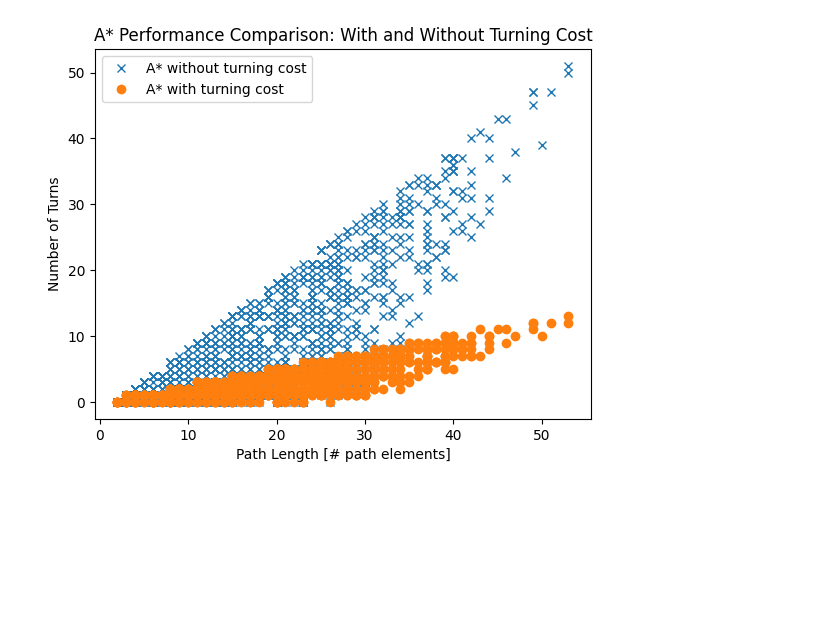
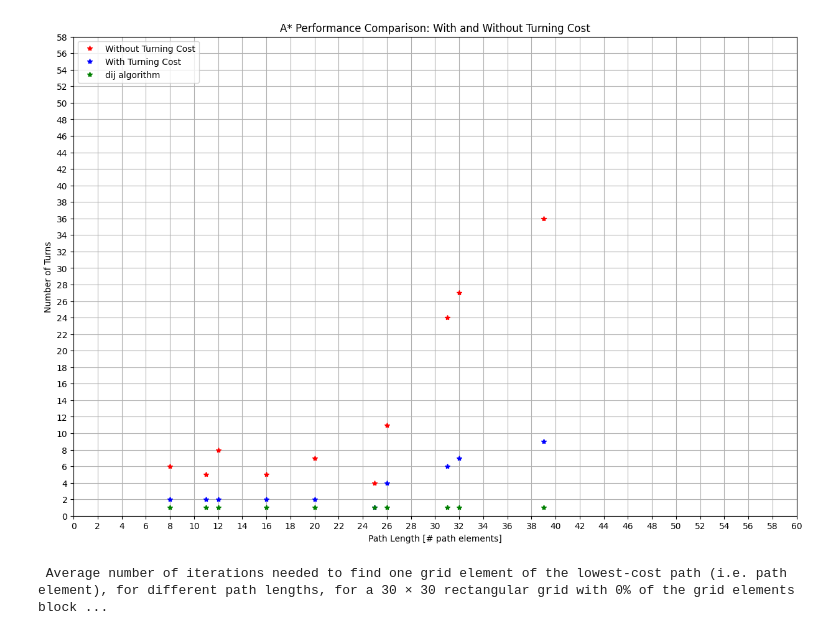
Before and after one commit to HuynhMaiThienAn/Improved-A-star-Research, a Jupyter notebook: A_Star_Algorithm.ipynb, the cells around one changed output. Drawn from its saved outputs; the diff is of its cells as text; code cells hidden in the pictures; blank space fills up the shorter version.

```diff
--- a/A_Star_Algorithm.ipynb
+++ b/A_Star_Algorithm.ipynb
@@ -22,5 +27,5 @@ class Node ():
 # note: down: x positive, right: y positive
 # global variable
 
-iteration_count = 0
+operations_count = 0
 # %%
@@ -288,17 +336,0 @@ Data saved to 'points.csv'
-# %%
-# Plotting the line chart
-plt.plot(length, no_turning_cost, 'x', label='A* without turning cost')  # Red line with 'x' markers
-plt.plot(length, turning_cost, 'o', label='A* with turning cost')   # Blue line with 'o' markers
-
-# Adding labels and title
-plt.xlabel('Path Length [# path elements]')
-plt.ylabel('Number of Turns')
-plt.title('A* Performance Comparison: With and Without Turning Cost')
-
-# Show legend to differentiate the lines
-plt.legend()
-
-# Display the plot
-plt.show()
-# %% [output]
-[figure, removed]
@@ -398,0 +337,46 @@ def astar_hex(maze, start, end, turning): # 0: no turning cost, 1: turning cost
+# %%
+import matplotlib.pyplot as plt
+
+# Collecting the x and y values from avg_result
+x_vals = [result[0] for result in avg_result]
+y_vals_no_turn = [result[1] for result in avg_result]
+
+y_vals_with_turn = [result[2] for result in avg_result]
+y_dij = [result[3] for result in avg_result]
+# Create a new figure with a rectangular shape
+plt.figure(figsize=(15, 10))  # Adjust width and height for rectangular plot
+
+# Plot the red line for 'Without Turning Cost'
+plt.plot(x_vals, y_vals_no_turn, 'r*', label='Without Turning Cost')  # Red '*' markers
+
+# Plot the blue line for 'With Turning Cost'
+plt.plot(x_vals, y_vals_with_turn, 'b*', label='With Turning Cost')   # Blue '*' markers
+
+plt.plot(x_vals, y_dij, 'g*', label='dij algorithm')   # Blue '*' markers
+
+# Adding labels and title
+plt.xlabel('Path Length [# path elements]')
+plt.ylabel('Number of Turns')
+plt.title('A* Performance Comparison: With and Without Turning Cost')
+
+# Fine-tune axis limits
+plt.xlim([0, 60])  # Set x-axis range
+plt.ylim([0, 25])  # Set y-axis range based on example
+
+# Customize ticks to reflect the scale shown in your example
+plt.xticks(range(0, 61, 2))  # x-axis ticks from 0 to 60, step size of 5
+plt.yticks(range(0, 60, 2))  # y-axis ticks from 0 to 25, step size of 2
+
+# Add grid lines for better readability
+plt.grid(True)
+
+# Show legend to differentiate the lines
+plt.legend(loc='upper left')
+
+# Display the plot
+plt.show()
+
+print(" Average number of iterations needed to find one grid element of the lowest-cost path (i.e. path element), for different path lengths, for a 30 × 30 rectangular grid with 0% of the grid elements blocked")
+# %% [output]
+[figure, added]
+ Average number of iterations needed to find one grid element of the lowest-cost path (i.e. path element), for different path lengths, for a 30 × 30 rectangular grid with 0% of the grid elements block ...
```
Also changed, not shown: parts of 13 cells of this notebook, 1 other file.
